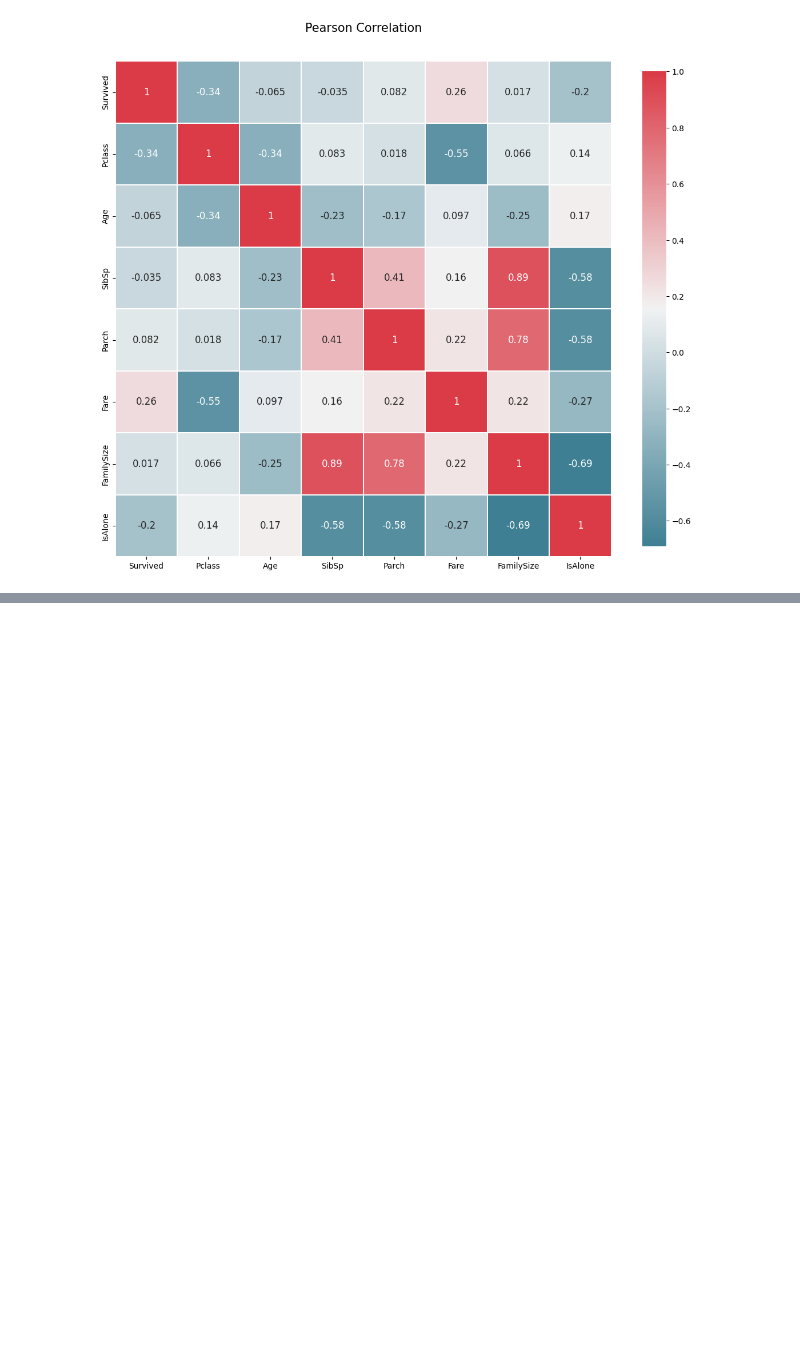
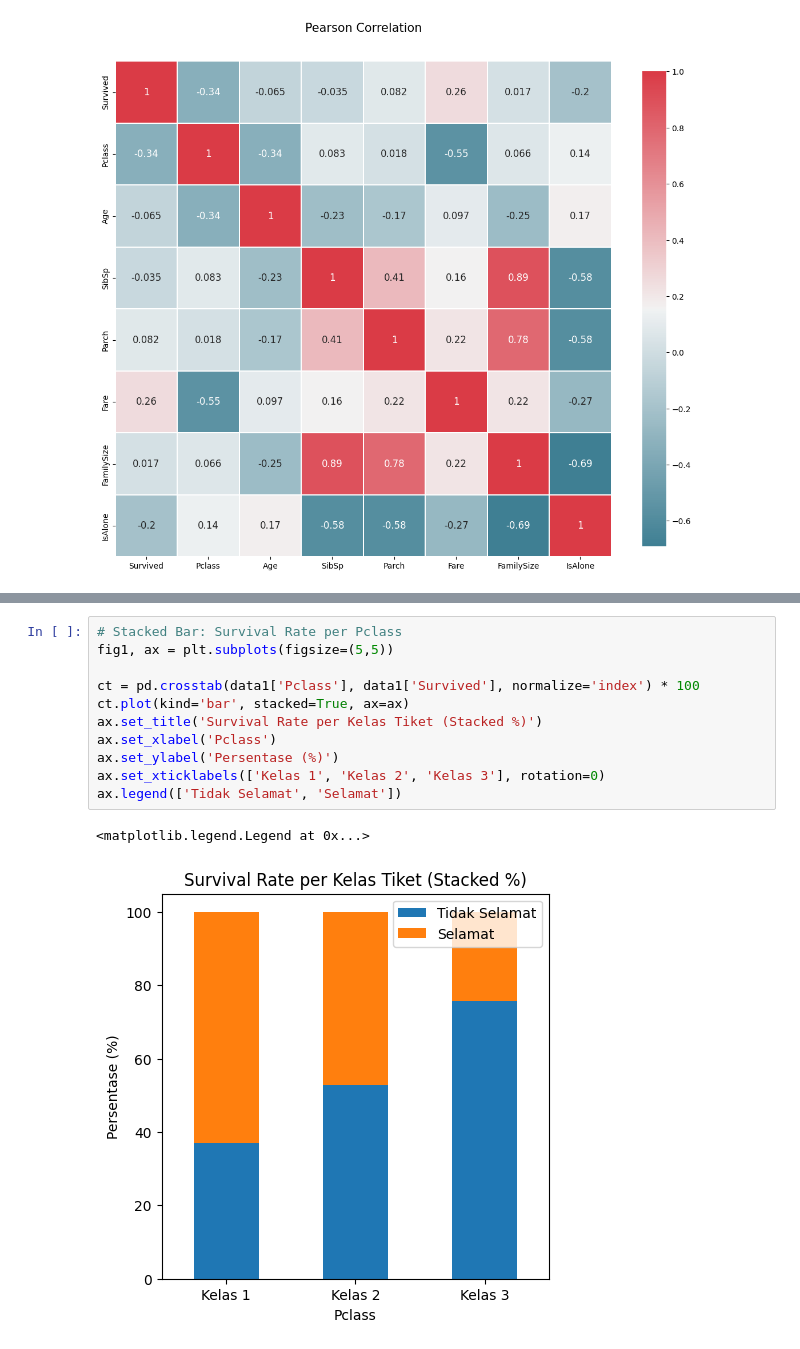
Before and after one commit to AnindyaNaura12/Data-Mining, a Jupyter notebook: fixing_visualization_data.ipynb, the cells around one changed output, grey strips where cells are left out. Saved outputs shown, nothing was run; the diff lists cells and outputs as text; blank space fills up the shorter version.

```diff
--- a/fixing_visualization_data.ipynb
+++ b/fixing_visualization_data.ipynb
@@ -400,0 +415,14 @@ correlation_heatmap(data1)
+# %%
+# Stacked Bar: Survival Rate per Pclass
+fig1, ax = plt.subplots(figsize=(5,5))
+
+ct = pd.crosstab(data1['Pclass'], data1['Survived'], normalize='index') * 100
+ct.plot(kind='bar', stacked=True, ax=ax)
+ax.set_title('Survival Rate per Kelas Tiket (Stacked %)')
+ax.set_xlabel('Pclass')
+ax.set_ylabel('Persentase (%)')
+ax.set_xticklabels(['Kelas 1', 'Kelas 2', 'Kelas 3'], rotation=0)
+ax.legend(['Tidak Selamat', 'Selamat'])
+# %% [output]
+<matplotlib.legend.Legend at 0x...>
+[figure, added]
```
Also changed, not shown: parts of 6 cells of this notebook.
